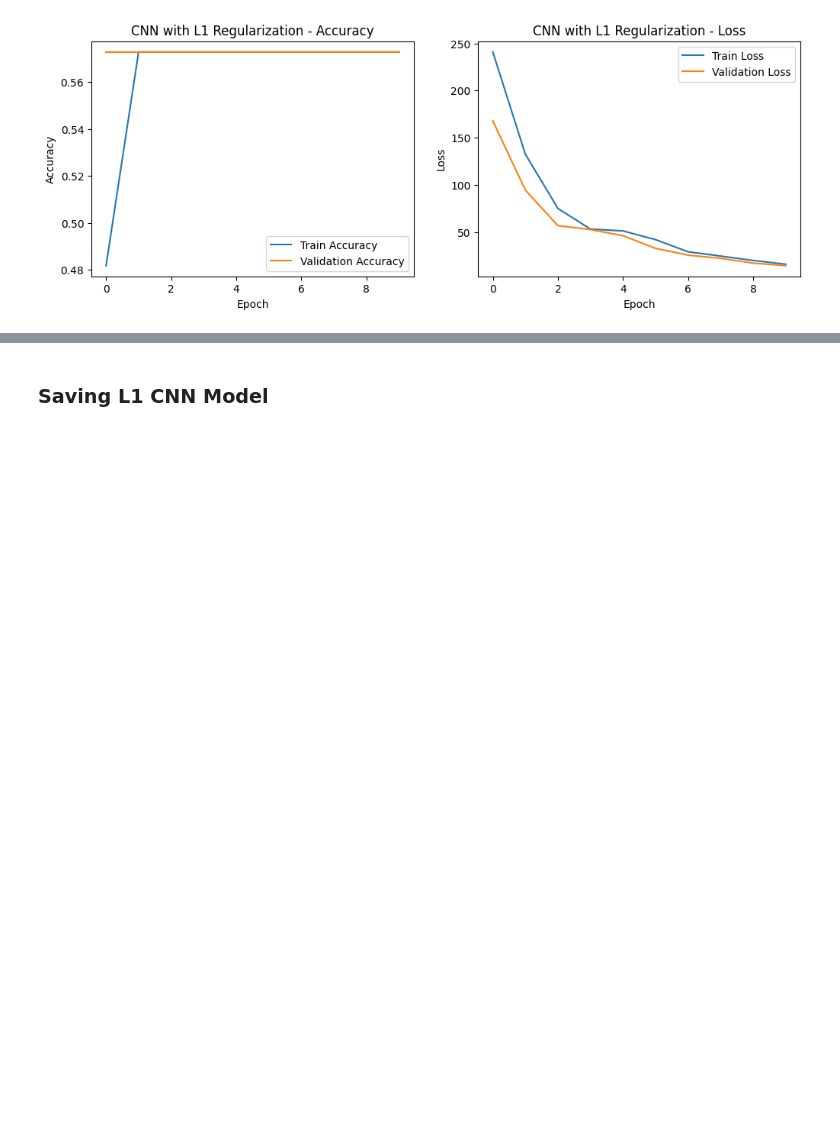
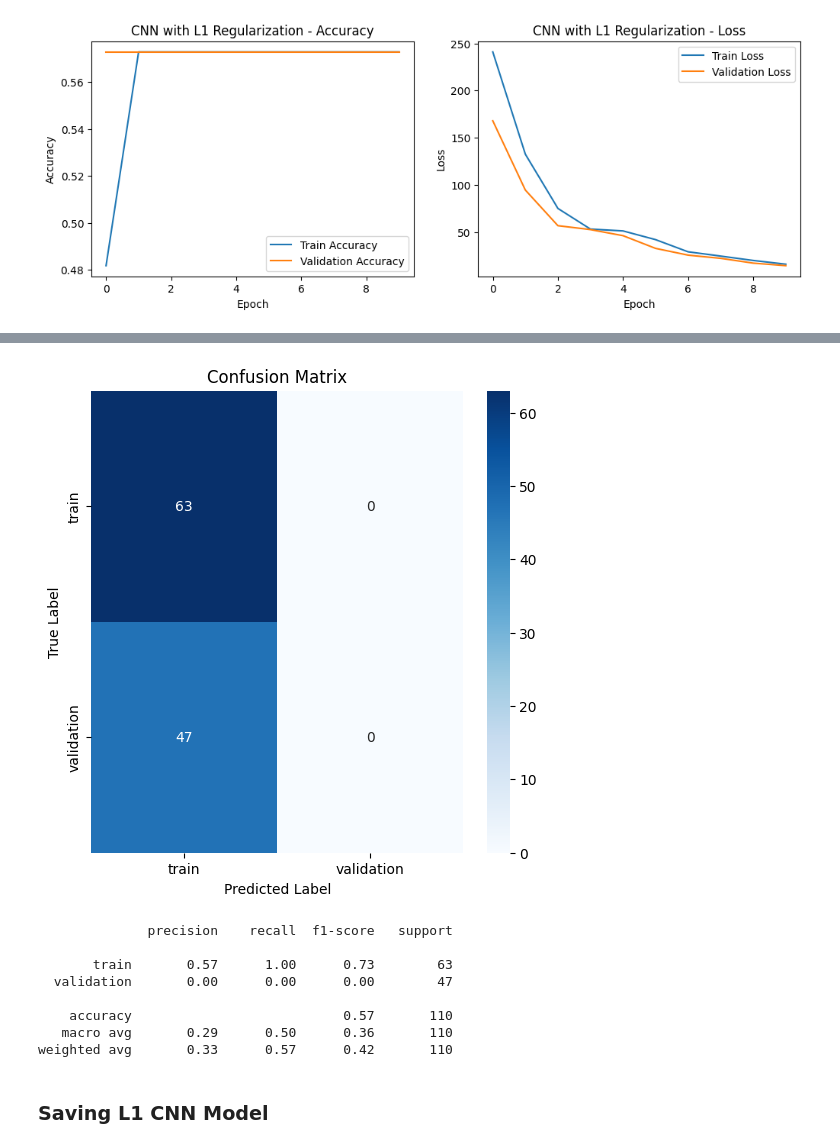
Before and after one commit to Mwangi-dan/Gatric_cancer_classification-Model, a Jupyter notebook: Daniel_Ndungu_Summative_Assignment.ipynb, the cells around one changed output, grey strips where cells are left out. Drawn from its saved outputs; the diff is of its cells as text; code cells hidden in the pictures; blank space fills up the shorter version.

```diff
--- a/Daniel_Ndungu_Summative_Assignment.ipynb
+++ b/Daniel_Ndungu_Summative_Assignment.ipynb
@@ -464,3 +464,21 @@ def plot_training_history(history):
 plot_training_history(history_l1)
 # %% [output]
 [figure]
+# %%
+predictions = model_l1.predict(validation_generator)
+predicted_classes = (predictions > 0.5).astype("int32").flatten()
+true_classes = validation_generator.classes
+class_labels = list(validation_generator.class_indices.keys())
+
+# Confusion matrix
+cm = confusion_matrix(true_classes, predicted_classes)
+plt.figure(figsize=(6, 6))
+sns.heatmap(cm, annot=True, fmt="d", cmap="Blues", xticklabels=class_labels, yticklabels=class_labels)
+plt.xlabel("Predicted Label")
+plt.ylabel("True Label")
+plt.title("Confusion Matrix")
+plt.show()
+
+# Classification report for detailed metrics
+print(classification_report(true_classes, predicted_classes, target_names=class_labels))
+# %% [output]
@@ -467,3 +486,12 @@ plot_training_history(history_l1)
+[figure, added]
+              precision    recall  f1-score   support
+
+       train       0.57      1.00      0.73        63
+  validation       0.00      0.00      0.00        47
+
+    accuracy                           0.57       110
+   macro avg       0.29      0.50      0.36       110
+weighted avg       0.33      0.57      0.42       110
 # %% [markdown]
 ### Saving L1 CNN Model
 # %%
```
Also changed, not shown: parts of 3 cells of this notebook.
